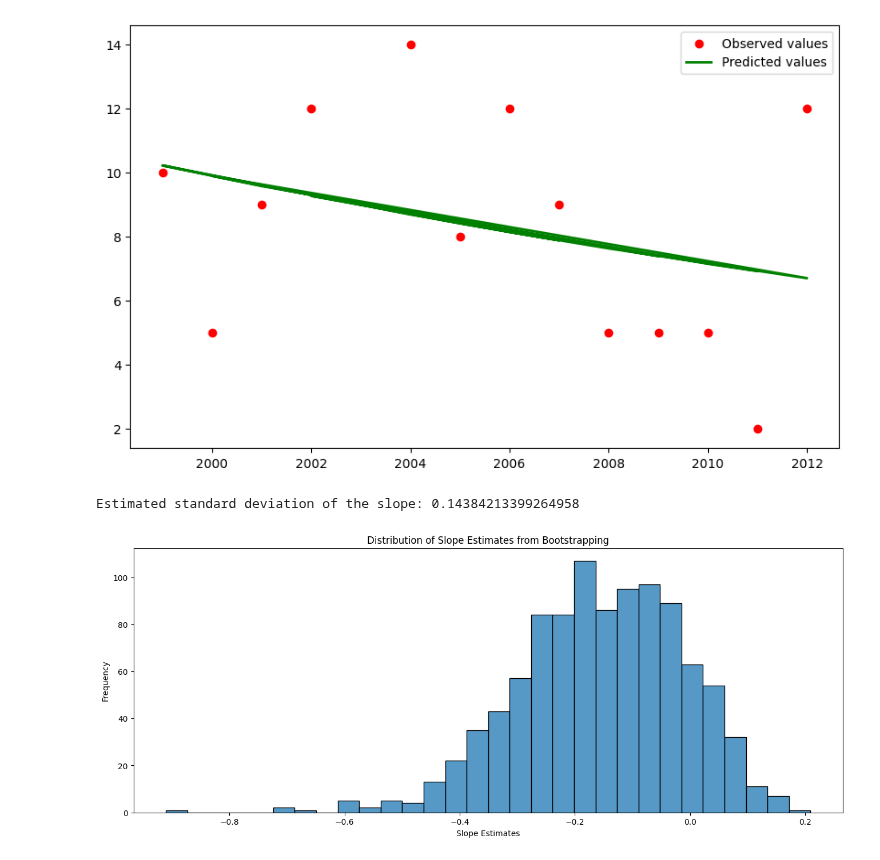
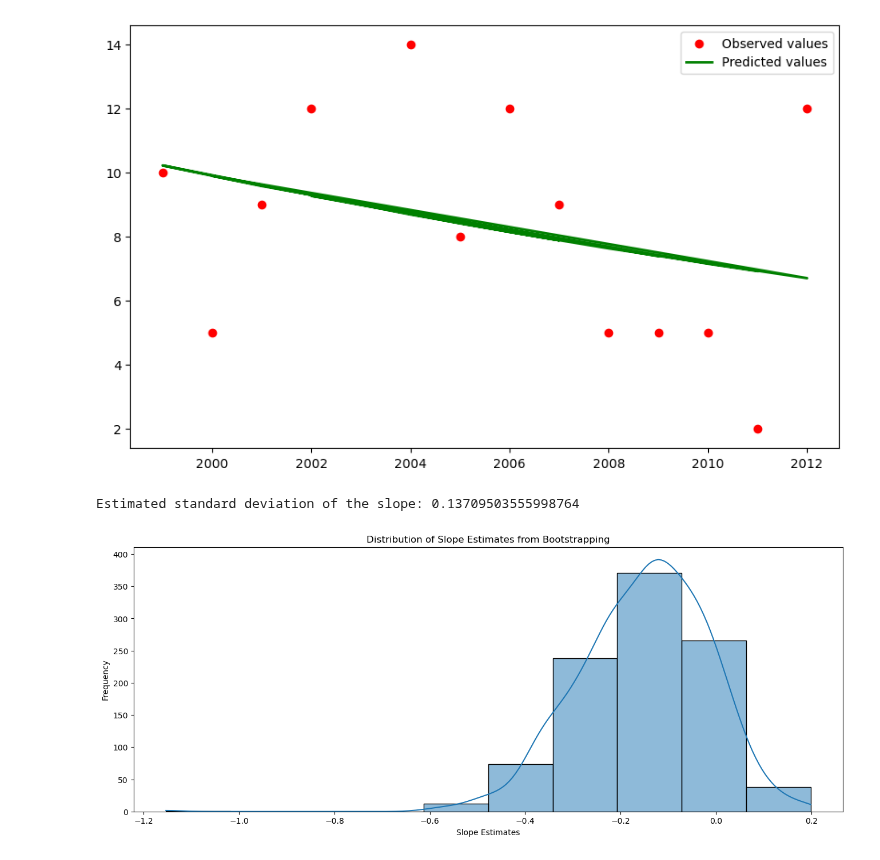
Before and after one commit to myngoc-trg/BERN02---Computational-Science-Reproducible-Data-Science-and-Statistical-Learning, a Jupyter notebook: Exercise 9/Report/model_selection.ipynb, the cells around one changed output. Saved outputs shown, nothing was run; the diff lists cells and outputs as text; code cells hidden in the pictures.

```diff
--- a/Exercise 9/Report/model_selection.ipynb
+++ b/Exercise 9/Report/model_selection.ipynb
@@ -10,5 +16,5 @@ import seaborn as sns
 # %%
-df = pd.read_csv(r"/Users/mexmex/Documents/3-Math_LU/HT2025/BERN02/Exercise 9/Data/pollution_cleaneddata.csv")
+df = pd.read_csv(r"C:\Users\MY NGOC\Documents\LU\BERN02---Computational-Science-Reproducible-Data-Science-and-Statistical-Learning\Exercise 9\Data\pollution_cleaneddata.csv")
 df.head()
 # %% [output]
 |  | PREC | JANT | JULT | OVR65 | POPN | EDUC | HOUS | DENS | NONW | WWDRK | POOR | ... |
@@ -254,7 +277,6 @@ for seed in range(10):
         y_train_fold = pd.concat([y_mort_shuffled[:start], y_mort_shuffled[end:]])
 
 
-
         betas = np.polyfit(X_train_fold, y_train_fold, chosen_degree)
         poly = np.poly1d(betas)
         mse_test = np.mean((y_test_fold - poly(X_test_fold))**2)
@@ -263,7 +285,7 @@ for seed in range(10):
     mean_MSEs_test.append(np.mean(MSEs_test))
 
 print("Mean Test MSEs from 10 different 3-fold Cross-Validation runs:")
-for i, mse in enumerate(mean_test_MSEs):
+for i, mse in enumerate(mean_MSEs_test):
     print(f"Run {i+1}: {mse}")
 print(f"Overall Mean Test MSE: {np.mean(mean_MSEs_test)}")
 # %% [output]
@@ -278,7 +310,7 @@ Overall Mean Test MSE: 4446.54981779061
 
 Use the bootstrap to estimate the standard error of the slope of the line in the Poisson regression of the birds over time
 # %%
-df1 = pd.read_csv(r"/Users/mexmex/Documents/3-Math_LU/HT2025/BERN02/Exercise 9/Data/bird_count.csv")
+df1 = pd.read_csv(r"C:\Users\MY NGOC\Documents\LU\BERN02---Computational-Science-Reproducible-Data-Science-and-Statistical-Learning\Exercise 9\Data\bird_count.csv")
 
 df1.head()
 # %% [output]
@@ -405,7 +437,7 @@ plt.show()
 # %% [output]
 [figure]
 # %%
-n_bootstraps = 10000
+n_bootstraps = 1000
 slope_estimates = []
 
 for i in range(n_bootstraps):
@@ -420,13 +452,13 @@ slope_estimates = np.array(slope_estimates)
 slope_std = np.std(slope_estimates)
 print(f"Estimated standard deviation of the slope: {slope_std}")
 # %% [output]
-Estimated standard deviation of the slope: 0.14384213399264958
+Estimated standard deviation of the slope: 0.13709503555998764
 # %%
 fig, ax = plt.subplots(figsize=(16, 6))
-sns.histplot(slope_estimates, bins=30, kde=False, ax=ax)
+sns.histplot(slope_estimates, bins=10, kde=True, ax=ax)
 ax.set_xlabel('Slope Estimates')
 ax.set_ylabel('Frequency')
 ax.set_title('Distribution of Slope Estimates from Bootstrapping')
 plt.show()
 # %% [output]
-[figure, old version]
+[figure, new version]
```
Also changed, not shown: parts of 10 cells of this notebook.
